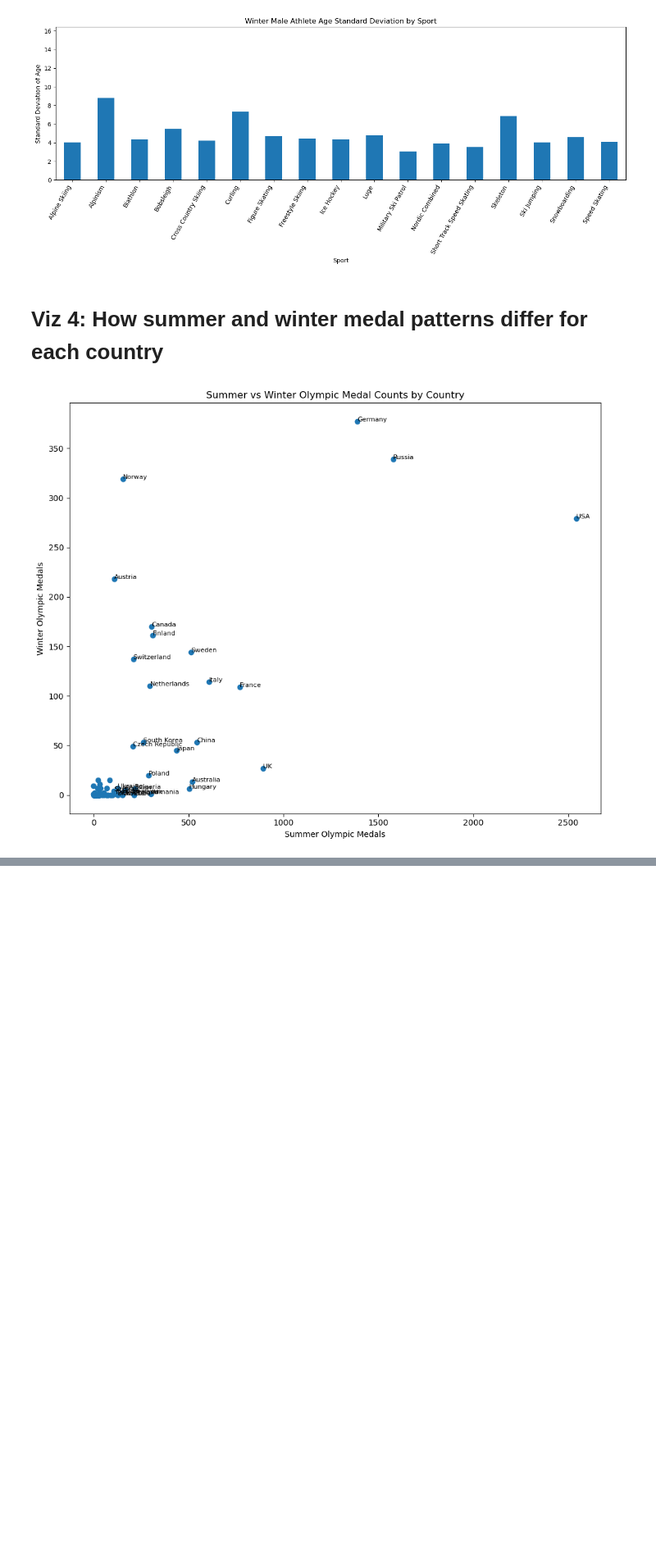
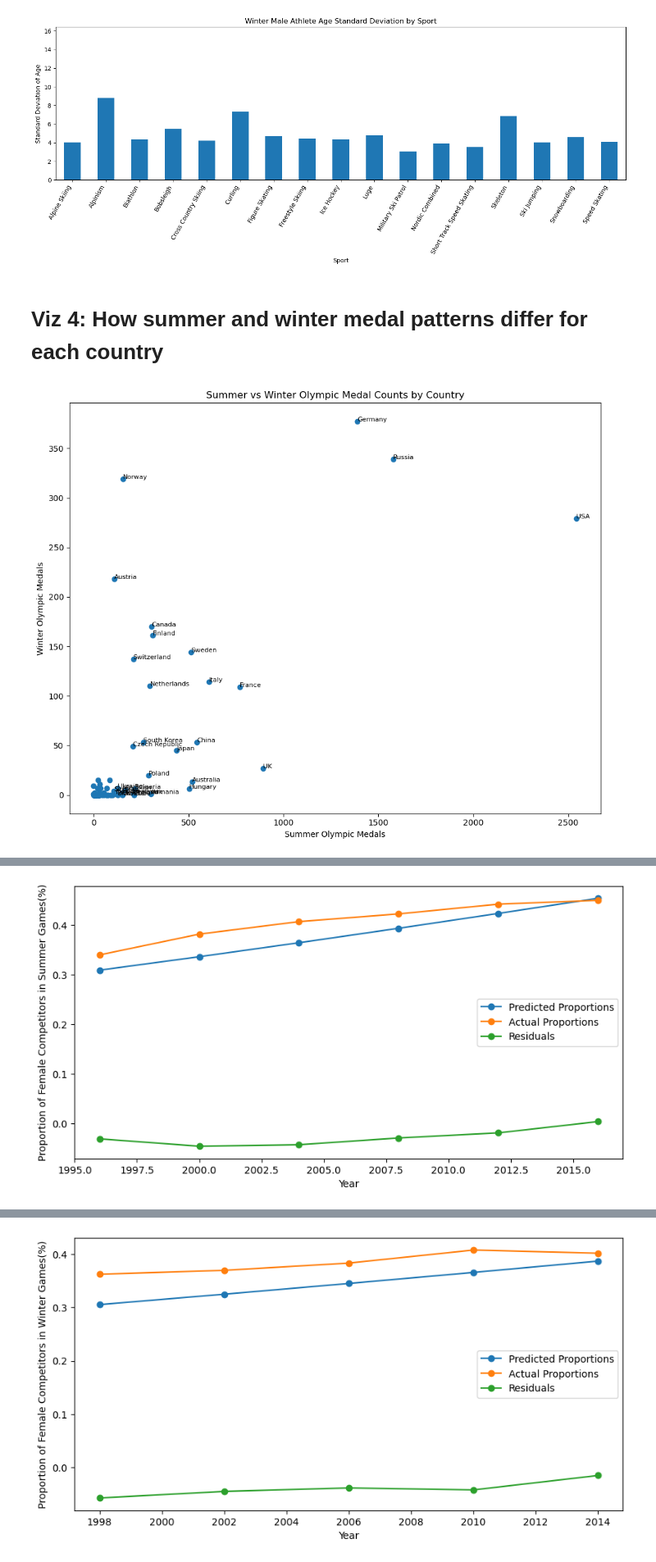
Before and after one commit to ahmed-52/ORIE-3120-Project, a Jupyter notebook: project.ipynb, the cells around one changed output, grey strips where cells are left out. Shown at 82% size. Drawn from its saved outputs; the diff is of its cells as text; code cells hidden in the pictures; blank space fills up the shorter version.

Commit message:
worked on modeling for question 1 (women %)

```diff
--- a/project.ipynb
+++ b/project.ipynb
@@ -214,0 +220,77 @@ plt.show()
+# %%
+import statsmodels.api as sm
+
+gender = df.groupby(['Year', 'Season', 'Sex'])['ID'].nunique().reset_index(name='count')
+total = gender.groupby(['Year', 'Season'])['count'].transform('sum')
+gender['pct'] = gender['count'] / total * 100
+female_proportion = gender[gender['Sex'] == 'F']
+
+summer_f = female_proportion[female_proportion['Season'] == 'Summer'].sort_values('Year')
+winter_f = female_proportion[female_proportion['Season'] == 'Winter'].sort_values('Year')
+
+# the columns we will be focusing on are 'year' and 'pct'
+summer_f['pct'] = summer_f['pct']/100
+
+#we will be doing a test-train split here, with 80% of the earlier data being used for training and rest of data is testing
+# this non-random split is common in time-series analysis
+su_train_data = summer_f[:int(0.8*len(summer_f))]
+su_test_data = summer_f.drop(su_train_data.index)
+
+#training logistic regression model on training data
+X = sm.add_constant(su_train_data['Year'])
+y = su_train_data['pct']
+model = sm.GLM(y, X, family = sm.families.Binomial())
+model_result = model.fit()
+print(model_result.summary())
+
+#testing model on test data
+test_X = sm.add_constant(su_test_data['Year'])
+predictions_y = model_result.predict(test_X)
+
+#calculating accuracy of test data
+# RMSE – Root Mean Squared Error - measures on average the deviation of predicted values from actual values
+test_y = su_test_data['pct']
+RMSE = sm.tools.eval_measures.rmse(predictions_y, test_y)
+print(RMSE)
+
+#plotting the predictions against the actual values
+plt.figure(figsize=(10, 5))
+plt.plot(su_test_data['Year'], predictions_y, label='Predicted Proportions', linestyle='-', marker='o')
+plt.plot(su_test_data['Year'], test_y, label='Actual Proportions', linestyle='-', marker='o')
+plt.plot(su_test_data['Year'], predictions_y-test_y, label='Residuals', linestyle='-', marker='o')
+plt.xlabel('Year')
+plt.ylabel('Proportion of Female Competitors in Summer Games(%)')
+plt.legend()
+plt.show()
+
+
+#do everything for the winter data!!!
+winter_f['pct'] = winter_f['pct']/100
+
+#we will be doing a test-train split here, with 80% of the earlier data being used for training and rest of data is testing
+# this non-random split is common in time-series analysis
+train_data = winter_f[:int(0.8*len(winter_f))]
+test_data = winter_f.drop(train_data.index)
+
+X = sm.add_constant(train_data['Year'])
+y = train_data['pct']
+model = sm.GLM(y, X, family = sm.families.Binomial())
+model_result = model.fit()
+print(model_result.summary())
+
+test_X = sm.add_constant(test_data['Year'])
+predictions_y = model_result.predict(test_X)
+
+test_y = test_data['pct']
+RMSE = sm.tools.eval_measures.rmse(predictions_y, test_y)
+print(RMSE)
+
+plt.figure(figsize=(10, 5))
+plt.plot(test_data['Year'], predictions_y, label='Predicted Proportions', linestyle='-', marker='o')
+plt.plot(test_data['Year'], test_y, label='Actual Proportions', linestyle='-', marker='o')
+plt.plot(test_data['Year'], predictions_y-test_y, label='Residuals', linestyle='-', marker='o')
+plt.xlabel('Year')
+plt.ylabel('Proportion of Female Competitors in Winter Games(%)')
+plt.legend()
+plt.show()
+# %% [output]
@@ -214,0 +315 @@ plt.show()
+[figure, added]
@@ -214,0 +334 @@ plt.show()
+[figure, added]
```
Also changed, not shown: parts of 4 cells of this notebook, 1 other file.
